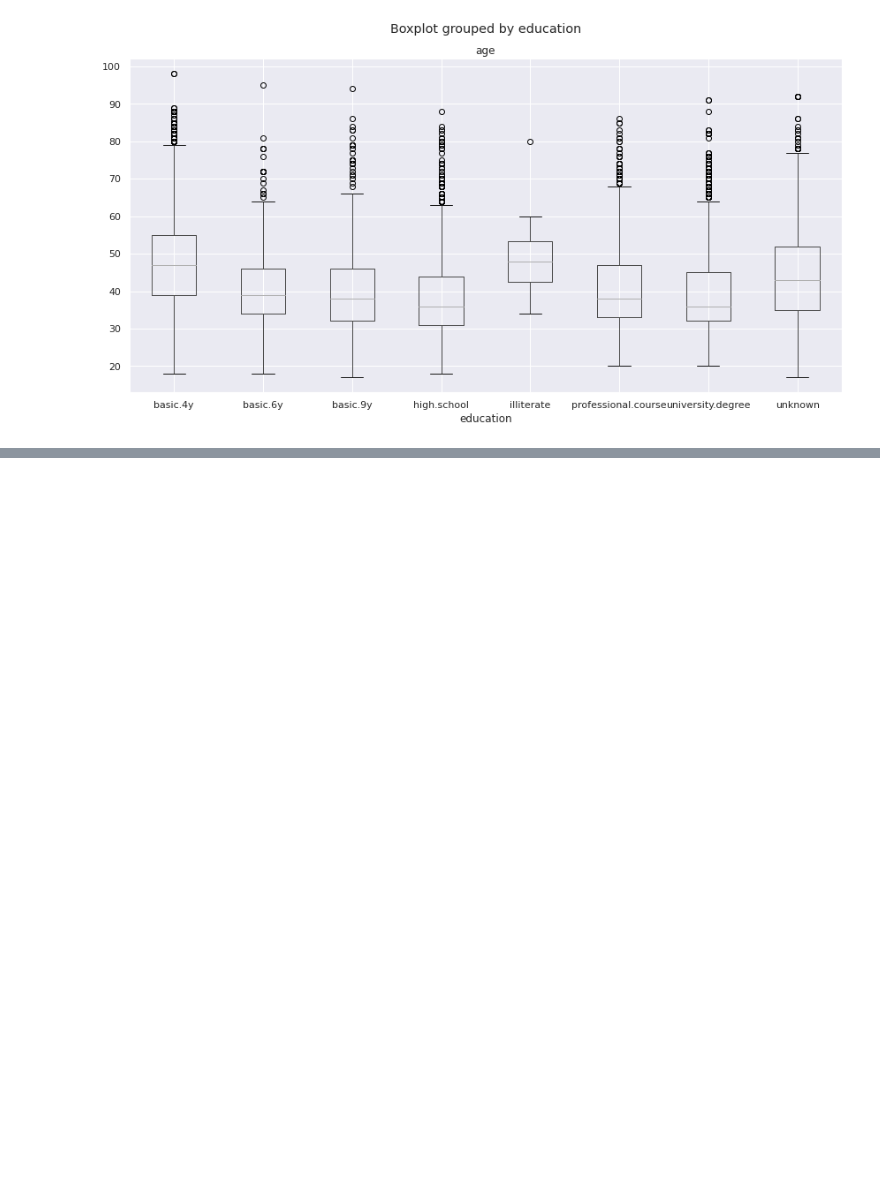
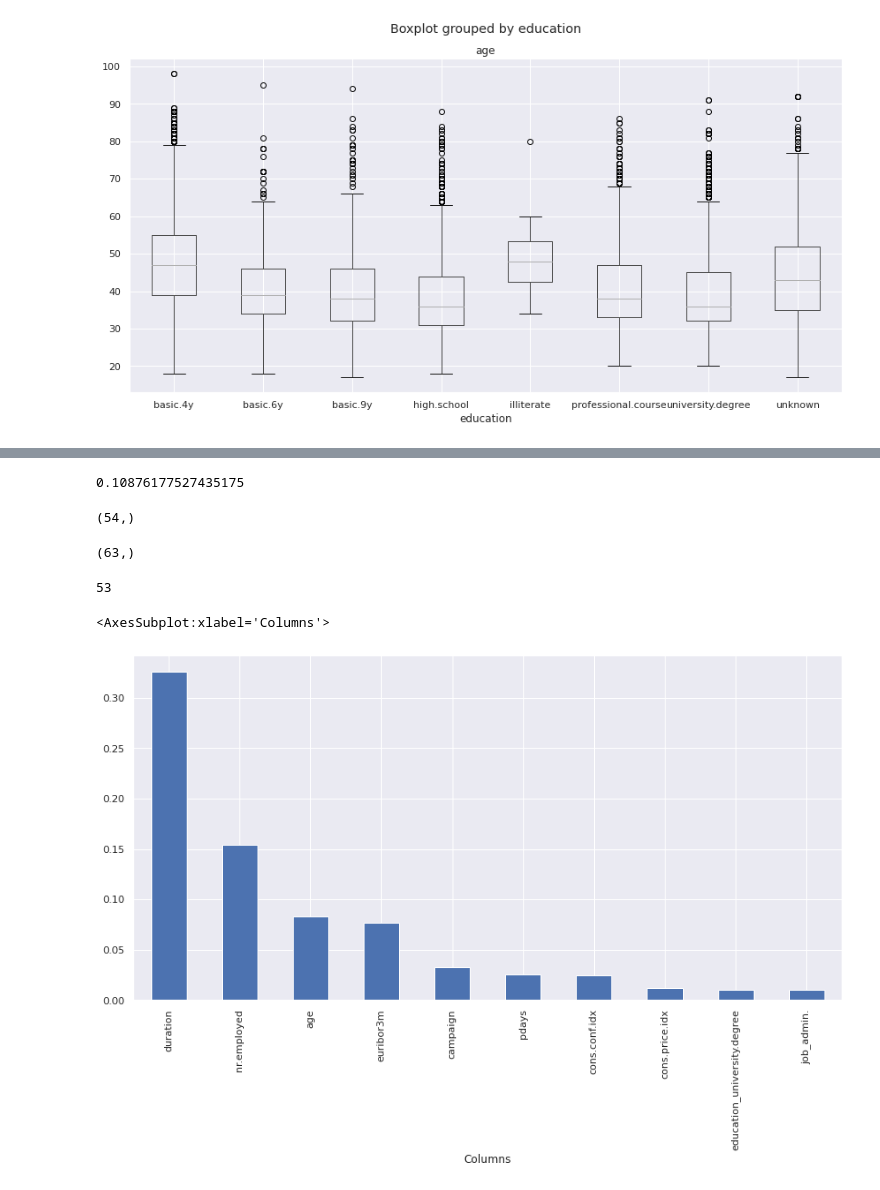
Before and after one commit to fatihardazengin/Bank-Marketing, a Jupyter notebook: bank-marketing-in-progress.ipynb, the cells around one changed output, grey strips where cells are left out. Cells and saved outputs as stored; diff of their text form; code cells hidden in the pictures; blank space fills up the shorter version.

```diff
--- a/bank-marketing-in-progress.ipynb
+++ b/bank-marketing-in-progress.ipynb
@@ -319,0 +494,14 @@ sns.pairplot(bdata,hue="y")
+# %%
+from sklearn.model_selection import train_test_split
+
+train_X, val_X, train_y, val_y = train_test_split(pd.get_dummies(bdata.drop(["y"],axis=1)), bdata["y"] ,random_state = 0)
+# %%
+from sklearn.ensemble import RandomForestRegressor
+from sklearn.metrics import mean_absolute_error
+
+forest_model = RandomForestRegressor(random_state=31)
+forest_model.fit(train_X, train_y)
+preds = forest_model.predict(val_X)
+print(mean_absolute_error(val_y, preds))
+# %% [output]
+0.10876177527435175
@@ -319,0 +513,21 @@ sns.pairplot(bdata,hue="y")
+# %%
+importances = forest_model.feature_importances_
+# %%
+pd.get_dummies(bdata, drop_first=True).columns.shape
+# %% [output]
+(54,)
+# %%
+importances.shape
+# %% [output]
+(63,)
+# %%
+importance_df=pd.DataFrame({ "Columns":train_X.columns,"importances": importances })
+# %%
+len(pd.get_dummies(bdata, drop_first=True).drop(["y"],axis=1).columns)
+# %% [output]
+53
+# %%
+importance_df.sort_values("importances",ascending =False)[:10].plot.bar(legend=False,x="Columns",)
+# %% [output]
+<AxesSubplot:xlabel='Columns'>
+[figure, added]
```
Also changed, not shown: parts of 36 cells of this notebook.
